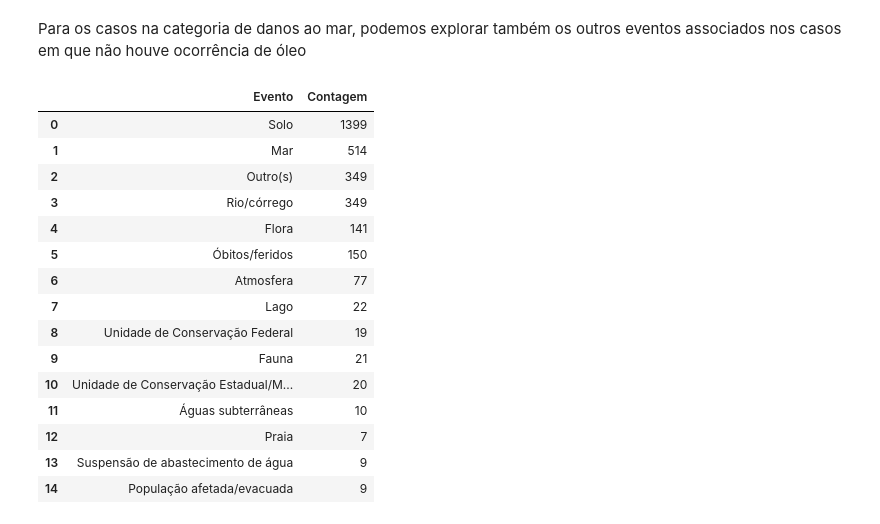
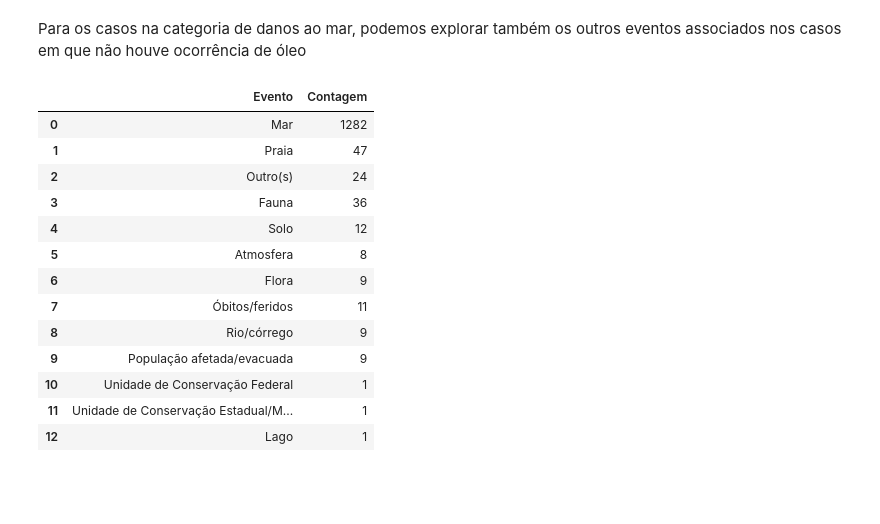
Before and after one commit to mariabrandaob/PCD-2-IBAMA, a Jupyter notebook: PCD_2_IBAMA.ipynb, the cells around one changed output. Saved outputs shown, nothing was run; the diff lists cells and outputs as text; code cells hidden in the pictures; blank space fills up the shorter version.

Commit message:
Correção na contagem de danos para categoria danos ao mar sem óleo

```diff
--- a/PCD_2_IBAMA.ipynb
+++ b/PCD_2_IBAMA.ipynb
@@ -801,32 +801,30 @@ Para os casos na categoria de danos ao mar, podemos explorar também os outros e
 df_danos_mar = df_acidentes.loc[df_acidentes['Danos ao mar']=='categoria danos ao mar']
 df_danos_mar_sem_oleo = df_danos_mar.loc[df_danos_mar['ocorrencia_oleo']=='N']
 # %%
-evento_danos_mar_sem_oleo = df_derramamento_sem_oleo['tipos_danos_identificados'].value_counts().to_dict()
+evento_danos_mar_sem_oleo = df_danos_mar_sem_oleo['tipos_danos_identificados'].value_counts().to_dict()
 ocorrencias_separadas_dicionario = {}
 
 for valor, quantidade in evento_danos_mar_sem_oleo.items():
   danos = valor.split(';')
   for dano in danos:
     ocorrencias_separadas_dicionario .setdefault(dano, 0)
     ocorrencias_separadas_dicionario[dano] += quantidade
 
 
 evento_danos_mar_sem_oleo_separados = pd.DataFrame(list(ocorrencias_separadas_dicionario.items()), columns=['Evento', 'Contagem'])
 evento_danos_mar_sem_oleo_separados
 # %% [output]
 |  | Evento | Contagem |
-| 0 | Solo | 1399 |
-| 1 | Mar | 514 |
-| 2 | Outro(s) | 349 |
-| 3 | Rio/córrego | 349 |
-| 4 | Flora | 141 |
-| 5 | Óbitos/feridos | 150 |
-| 6 | Atmosfera | 77 |
-| 7 | Lago | 22 |
-| 8 | Unidade de Conservação Federal | 19 |
-| 9 | Fauna | 21 |
-| 10 | Unidade de Conservação Estadual/M... | 20 |
-| 11 | Águas subterrâneas | 10 |
-| 12 | Praia | 7 |
-| 13 | Suspensão de abastecimento de água | 9 |
-| 14 | População afetada/evacuada | 9 |
+| 0 | Mar | 1282 |
+| 1 | Praia | 47 |
+| 2 | Outro(s) | 24 |
+| 3 | Fauna | 36 |
+| 4 | Solo | 12 |
+| 5 | Atmosfera | 8 |
+| 6 | Flora | 9 |
+| 7 | Óbitos/feridos | 11 |
+| 8 | Rio/córrego | 9 |
+| 9 | População afetada/evacuada | 9 |
+| 10 | Unidade de Conservação Federal | 1 |
+| 11 | Unidade de Conservação Estadual/M... | 1 |
+| 12 | Lago | 1 |
```
